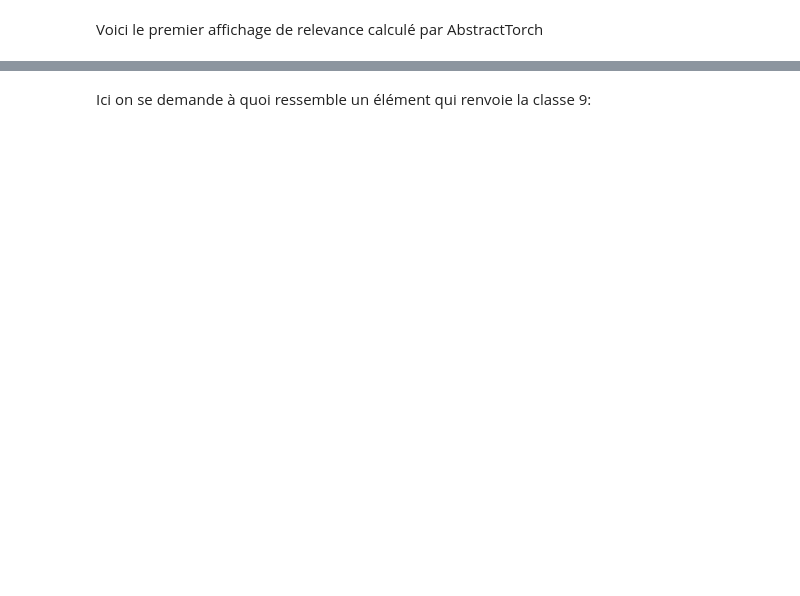
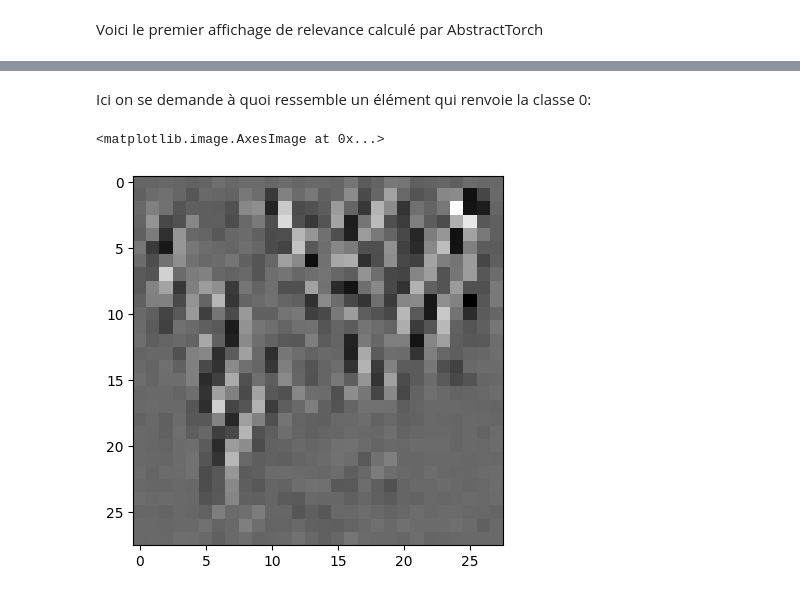
Before and after one commit to guillaume117/AbstractTorch, a Jupyter notebook: notebook/protoV1.ipynb, the cells around one changed output, grey strips where cells are left out. Drawn from its saved outputs; the diff is of its cells as text; code cells hidden in the pictures; blank space fills up the shorter version.

```diff
--- a/notebook/protoV1.ipynb
+++ b/notebook/protoV1.ipynb
@@ -295,10 +381,12 @@ plt.colorbar()
 # %% [markdown]
-Ici on se demande à quoi ressemble un élément qui renvoie la classe 9:
+Ici on se demande à quoi ressemble un élément qui renvoie la classe 0:
+# %%
+img = torch.randn_like(img)
 # %%
 
+from tqdm import tqdm
 
-
-for i in range(10):
+for i in tqdm(range(100)):
 
     max= torch.max(img)
     min = torch.min(img)
@@ -311,35 +399,37 @@ for i in range(10):
     x=x.abstract_tensor()
     x.shape
     x=x.to(device)
 
     with torch.no_grad():
 
 
         result,x_min,x_max,x_true=model.abstract_forward(x,add_symbol=True,device=torch.device('cpu'))
 
     concat_0= result[1:785,0]
     concat_1= result[1:785,1]
     concat_2= result[1:785,2]
     concat_3= result[1:785,3]
     concat_4= result[1:785,4]
     concat_5= result[1:785,5]
     concat_6= result[1:785,6]
     concat_7= result[1:785,7]
     concat_8= result[1:785,8]
     concat_9= result[1:785,9]
     concat_0 = concat_0.reshape(28,28)
     concat_1 = concat_1.reshape(28,28)
     concat_2 = concat_2.reshape(28,28)
     concat_3 = concat_3.reshape(28,28)
     concat_4 = concat_4.reshape(28,28)
     concat_5 = concat_5.reshape(28,28)
     concat_6 = concat_6.reshape(28,28)
     concat_7 = concat_7.reshape(28,28)
     concat_8 = concat_8.reshape(28,28)
     concat_9 = concat_9.reshape(28,28)
 
-    img =img+concat_9- concat_0- concat_1- concat_2- concat_3- concat_4- concat_5- concat_6- concat_7- concat_8
-    plt.imshow(img[0],cmap = 'grey')
-    plt.show()
+    img =img+concat_0- concat_9- concat_1- concat_2- concat_3- concat_4- concat_5- concat_6- concat_7- concat_8
+plt.imshow(img[0],cmap = 'grey')
+# %% [output]
+<matplotlib.image.AxesImage at 0x...>
+[figure, added]
 # %%
 plt.imshow(torch.abs(img[0]),cmap = 'grey')
```
Also changed, not shown: parts of 16 cells of this notebook, 5 other files.
